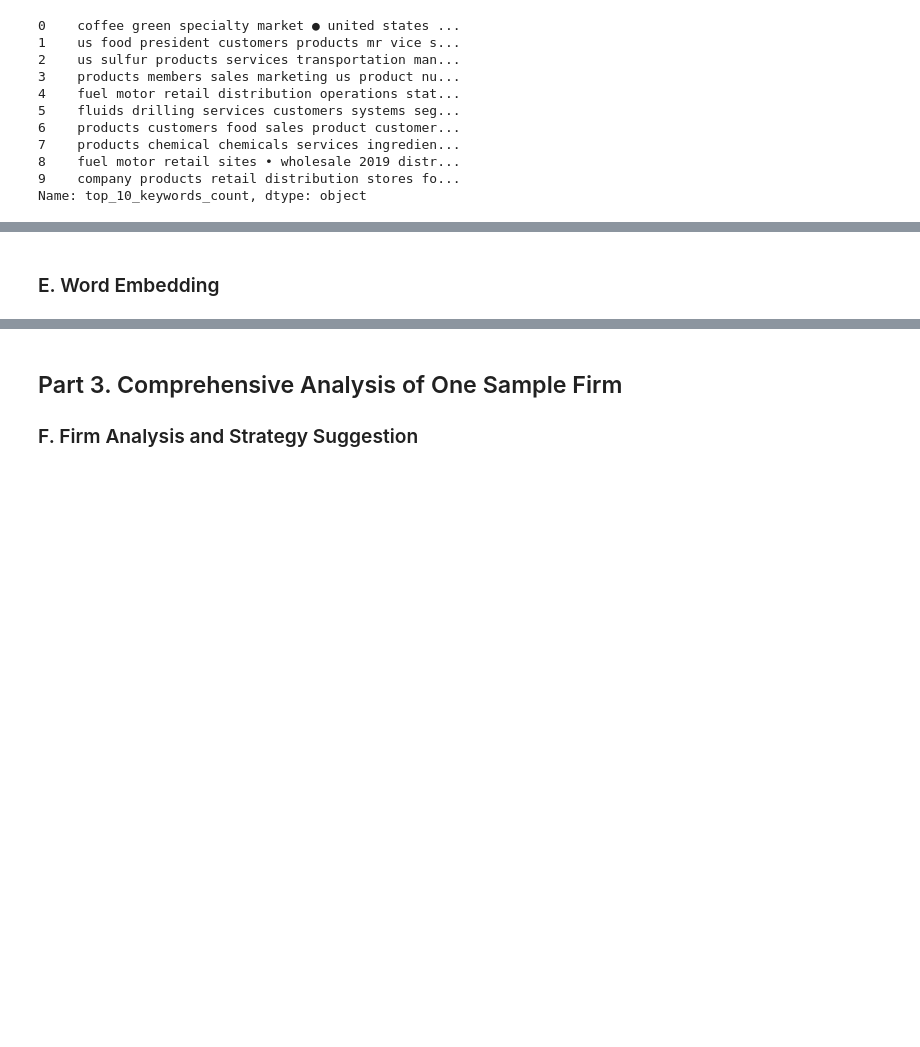
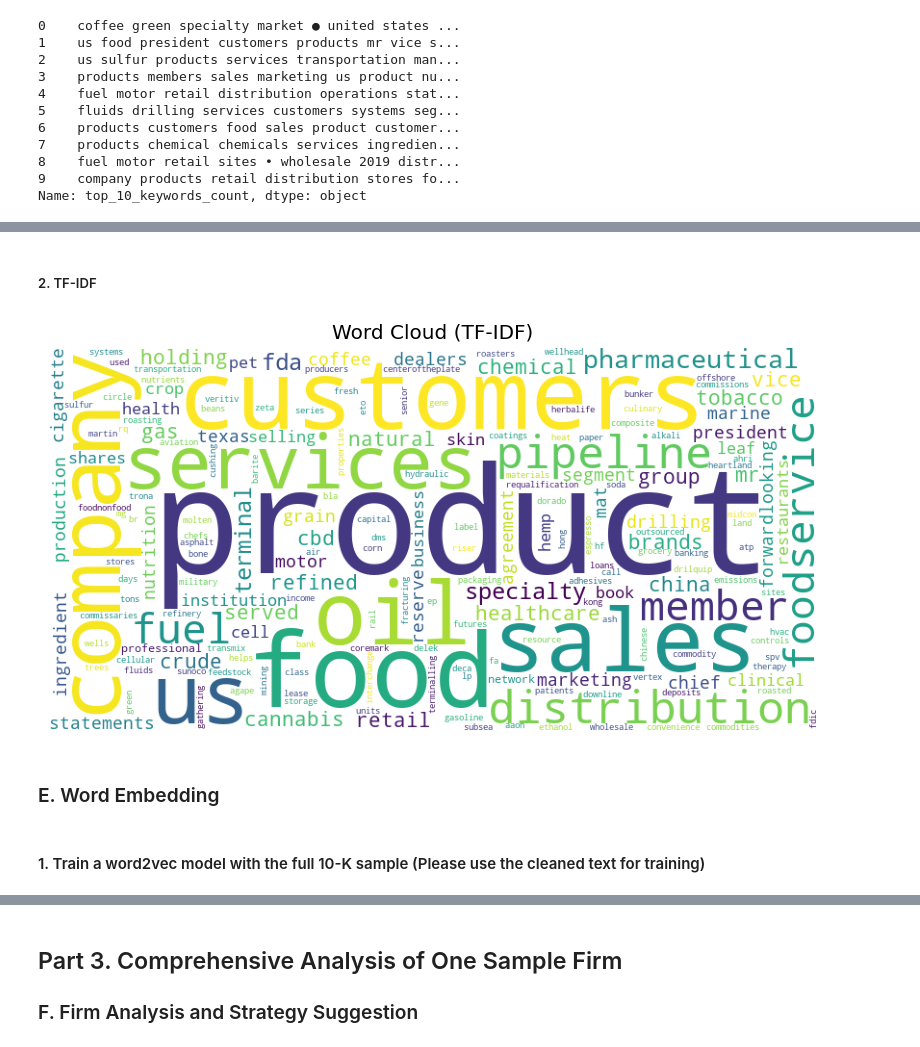
Before and after one commit to davidzc01/BAIT508_Industry_Analysis, a Jupyter notebook: Industry analysis.ipynb, the cells around one changed output, grey strips where cells are left out. Cells and saved outputs as stored; diff of their text form; code cells hidden in the pictures; blank space fills up the shorter version.

```diff
--- a/Industry analysis.ipynb
+++ b/Industry analysis.ipynb
@@ -356,2 +395,9 @@ Text(0.5, 1.0, 'Word Cloud (Word TF-IDF)')
+# %% [markdown]
+##### 2. TF-IDF
+# %%
+all_words_t = ' '.join(df_filtered['top_10_keywords_tfidf'])
+create_wordcloud(all_words_t, 'Word Cloud (TF-IDF)')
+# %% [output]
+[figure, added]
 # %% [markdown]
 ### E. Word Embedding
@@ -361,0 +404,2 @@ Text(0.5, 1.0, 'Word Cloud (Word TF-IDF)')
+# %% [markdown]
+#### 1. Train a word2vec model with the full 10-K sample (Please use the cleaned text for training)
```
Also changed, not shown: parts of 84 cells of this notebook, 2 other files.
